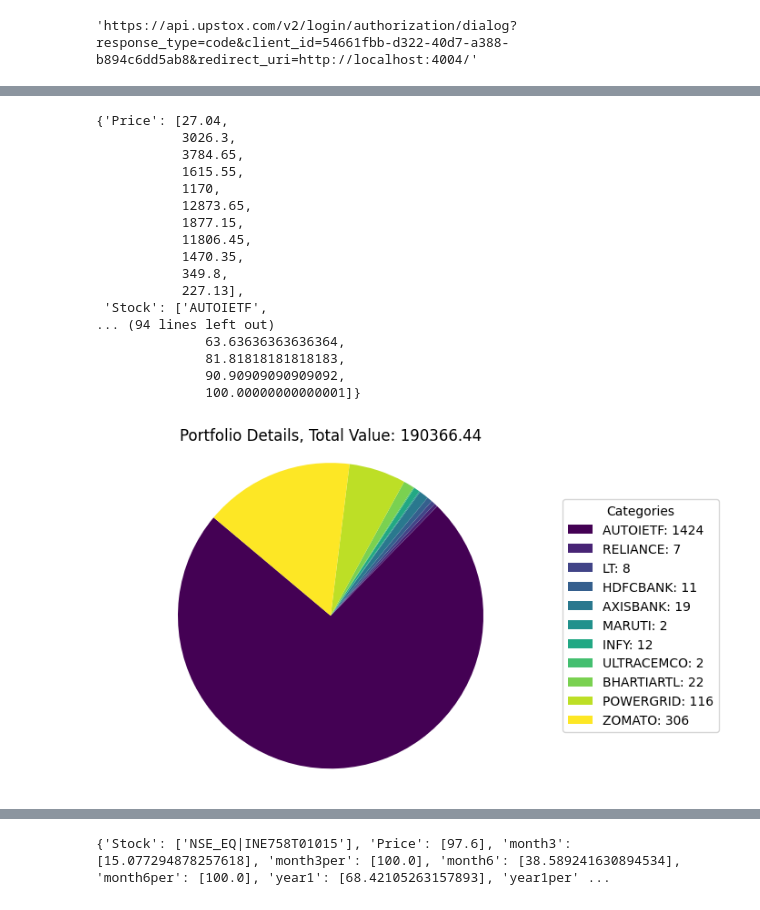
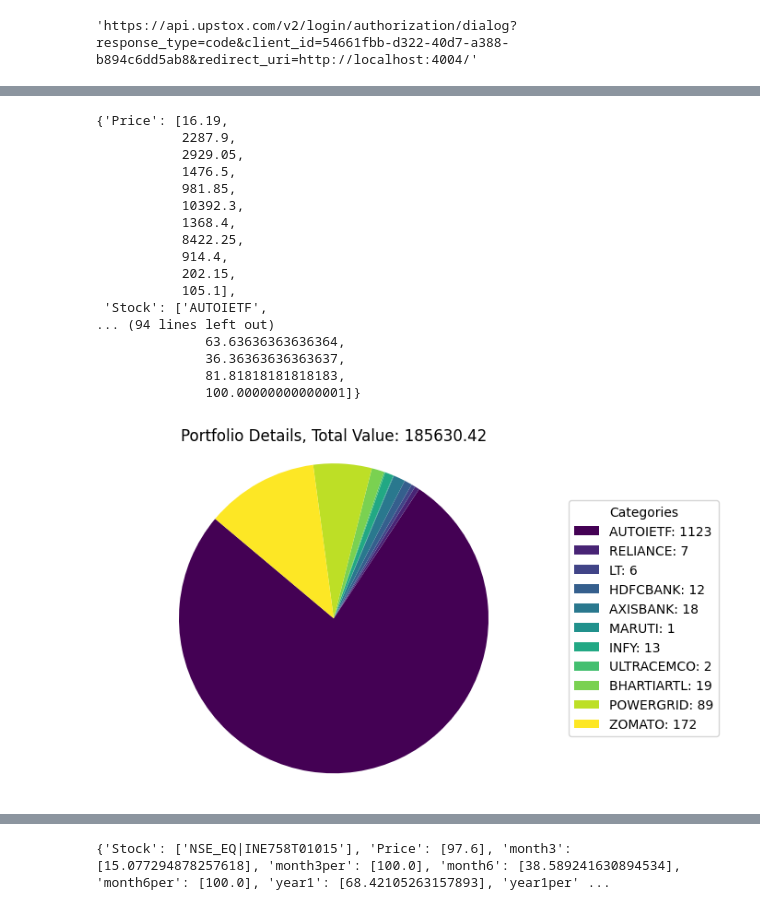
Before and after one commit to Farenhytee/Algorithmic-Trading, a Jupyter notebook: trading.ipynb, the cells around one changed output, grey strips where cells are left out. Saved outputs shown, nothing was run; the diff lists cells and outputs as text; code cells hidden in the pictures.

```diff
--- a/trading.ipynb
+++ b/trading.ipynb
@@ -461,25 +446,25 @@ def portfolio_custom_date(fund_keys, date):
 
     return data
 # %%
-test = portfolio_custom_date(keys, datetime.now())
+test = portfolio_custom_date(keys, datetime.now()-timedelta(days=300))
 pprint.pprint(test)
 # %% [output]
-{'Price': [27.04,
-           3026.3,
-           3784.65,
-           1615.55,
-           1170,
-           12873.65,
-           1877.15,
-           11806.45,
-           1470.35,
-           349.8,
-           227.13],
+{'Price': [16.19,
+           2287.9,
+           2929.05,
+           1476.5,
+           981.85,
+           10392.3,
+           1368.4,
+           8422.25,
+           914.4,
+           202.15,
+           105.1],
  'Stock': ['AUTOIETF',
 ... (94 lines left out)
               63.63636363636364,
+              36.36363636363637,
               81.81818181818183,
-              90.90909090909092,
               100.00000000000001]}
 # %%
 class initial_build:
@@ -538,7 +522,7 @@ class initial_build:
 
         plt.show()
 # %%
-obj2 = initial_build(keys, datetime.now()-timedelta(days=600))
+obj2 = initial_build(keys, datetime.now()-timedelta(days=300))
 # %% [output]
-[figure, old version]
+[figure, new version]
 # %%
```
Also changed, not shown: parts of 18 cells of this notebook.
